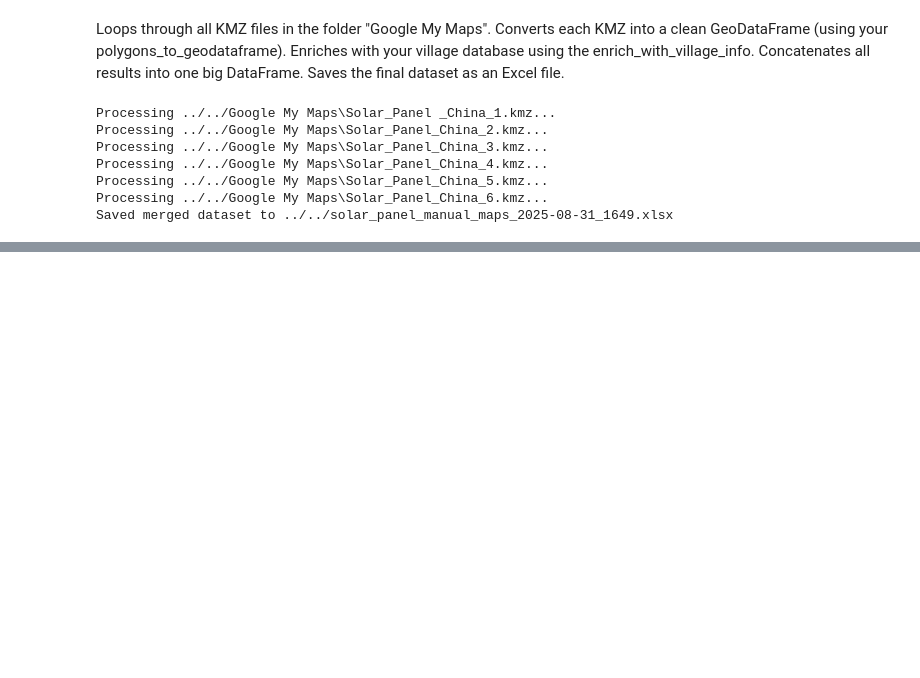
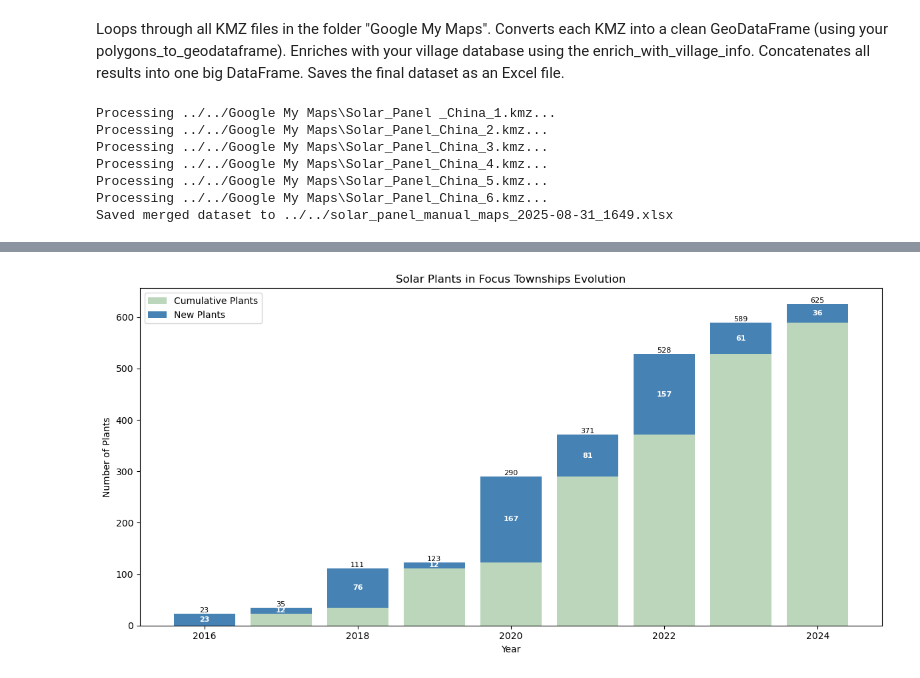
Before and after one commit to XinranHf/solar-data-china, a Jupyter notebook: scripts/satellite_image/manual_mapping.ipynb, the cells around one changed output, grey strips where cells are left out. Drawn from its saved outputs; the diff is of its cells as text; code cells hidden in the pictures; blank space fills up the shorter version.

```diff
--- a/scripts/satellite_image/manual_mapping.ipynb
+++ b/scripts/satellite_image/manual_mapping.ipynb
@@ -288,0 +294,3 @@ Saved merged dataset to ../../solar_panel_manual_maps_2025-08-31_1649.xlsx
+# %%
+data = pd.read_excel("../../solar_panel_manual_maps_2025-08-29_1423.xlsx", sheet_name= "All")
+data.head()
@@ -288,0 +305,41 @@ Saved merged dataset to ../../solar_panel_manual_maps_2025-08-31_1649.xlsx
+# %%
+data["Year_moy"] = round((data["Year_max"] + data["Year_min"]) / 2,0)
+# %%
+# Count new plants per year
+new_per_year = data.groupby("Year_moy").size()
+
+# Cumulative sum (plants up to that year)
+cumulative_per_year = new_per_year.cumsum()
+
+
+plt.figure(figsize=(12, 6))
+
+plt.bar(cumulative_per_year.index, cumulative_per_year.values,
+        color="darkseagreen", alpha=0.6, label="Cumulative Plants")
+
+# Plot new per year stacked on top
+plt.bar(new_per_year.index, new_per_year.values,
+        bottom=cumulative_per_year.shift(fill_value=0),
+        color="steelblue", label="New Plants")
+
+# Titles and labels
+plt.title("Solar Plants in Focus Townships Evolution")
+plt.xlabel("Year")
+plt.ylabel("Number of Plants")
+
+# Add legend
+plt.legend()
+
+
+# Annotate exact numbers
+for x, y in zip(cumulative_per_year.index, cumulative_per_year.values):
+    plt.text(x, y, str(y), ha='center', va='bottom', fontsize=8, color="black")
+
+for x, y in zip(new_per_year.index, new_per_year.values):
+    plt.text(x, cumulative_per_year.shift(fill_value=0)[x] + y/2,  # put inside the blue bar
+             str(y), ha='center', va='center', fontsize=8, color="white", fontweight="bold")
+
+plt.tight_layout()
+plt.show()
+# %% [output]
+[figure, added]
```
Also changed, not shown: parts of 8 cells of this notebook, 14 other files.
